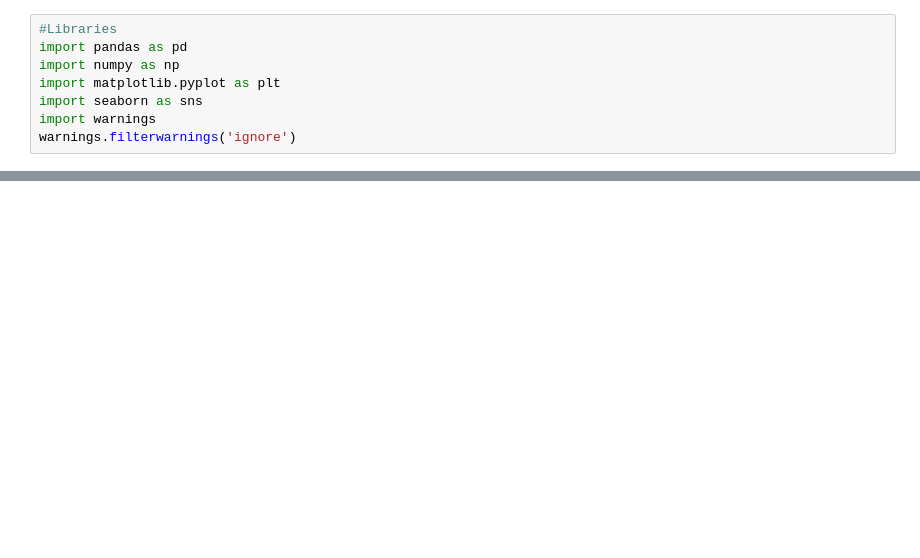
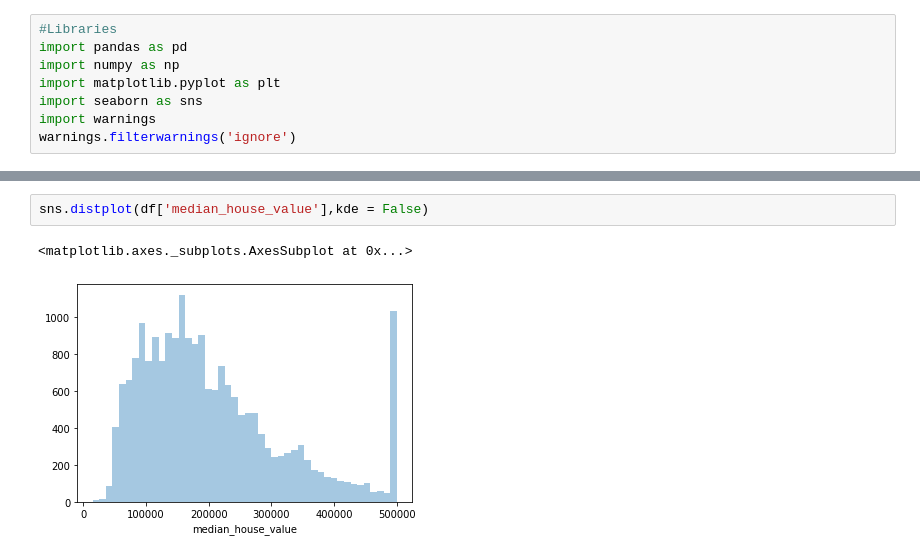
Before and after one commit to nikhil2020/California_Housing_Price_Prediction_ML_Project, a Jupyter notebook: California_Housing_Price.ipynb, the cells around one changed output, grey strips where cells are left out. Drawn from its saved outputs; the diff is of its cells as text; blank space fills up the shorter version.

```diff
--- a/California_Housing_Price.ipynb
+++ b/California_Housing_Price.ipynb
@@ -32,0 +94,5 @@ df.head()
+# %%
+sns.distplot(df['median_house_value'],kde = False)
+# %% [output]
+<matplotlib.axes._subplots.AxesSubplot at 0x...>
+[figure, added]
```
Also changed, not shown: parts of 54 cells of this notebook.
